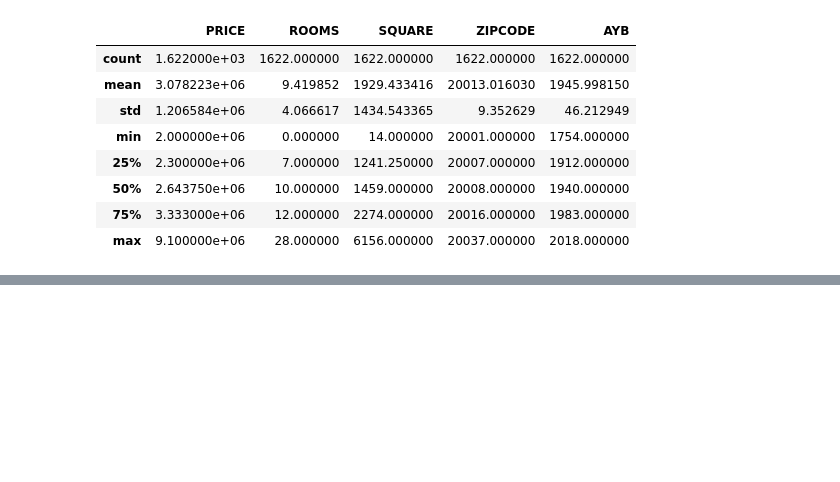
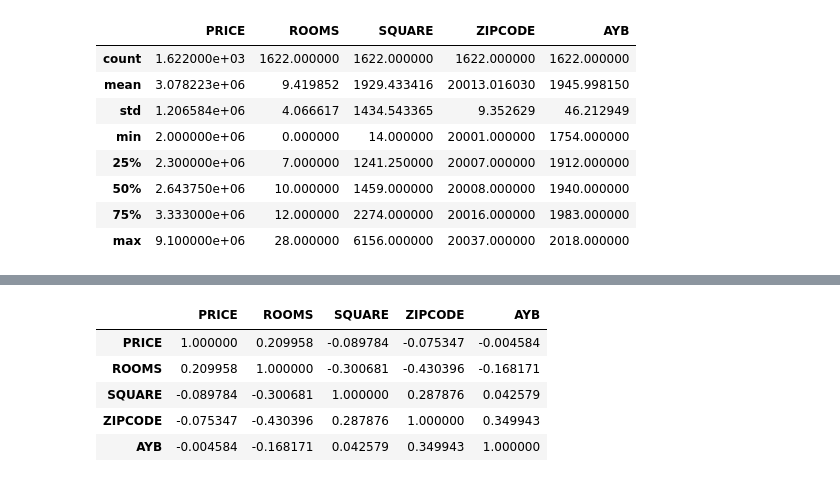
Before and after one commit to MehmetGithub/Dec2018DataBootcamp, a Jupyter notebook: Project2MD.ipynb, the cells around one changed output, grey strips where cells are left out. Cells and saved outputs as stored; diff of their text form; code cells hidden in the pictures; blank space fills up the shorter version.

```diff
--- a/Project2MD.ipynb
+++ b/Project2MD.ipynb
@@ -265,0 +277,9 @@ data.describe()
+# %%
+df4.corr()
+# %% [output]
+|  | PRICE | ROOMS | SQUARE | ZIPCODE | AYB |
+| PRICE | 1.000000 | 0.209958 | -0.089784 | -0.075347 | -0.004584 |
+| ROOMS | 0.209958 | 1.000000 | -0.300681 | -0.430396 | -0.168171 |
+| SQUARE | -0.089784 | -0.300681 | 1.000000 | 0.287876 | 0.042579 |
+| ZIPCODE | -0.075347 | -0.430396 | 0.287876 | 1.000000 | 0.349943 |
+| AYB | -0.004584 | -0.168171 | 0.042579 | 0.349943 | 1.000000 |
```
Also changed, not shown: parts of 6 cells of this notebook.
